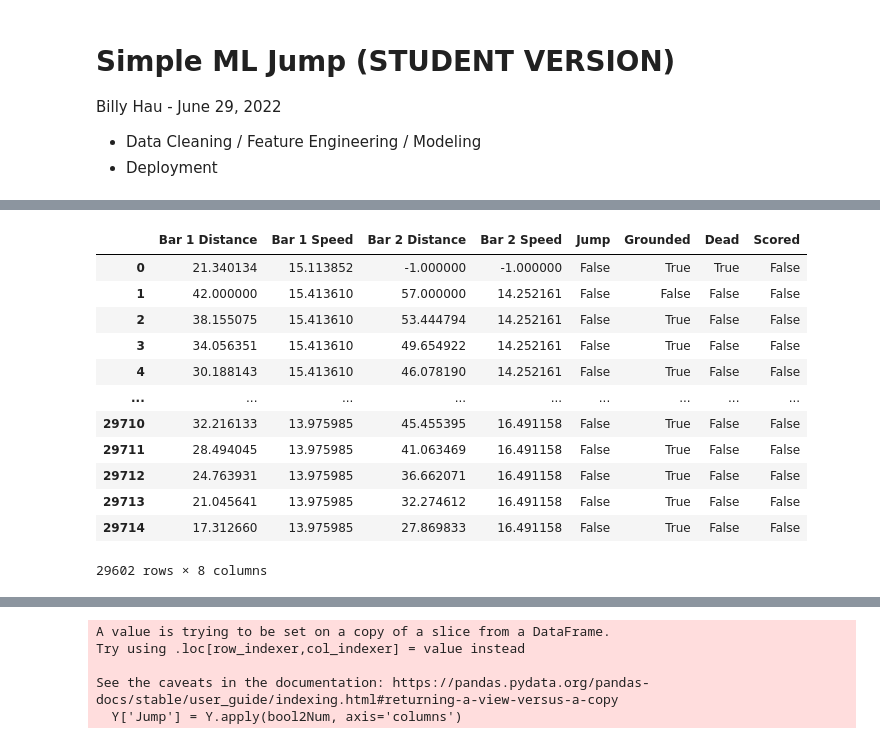
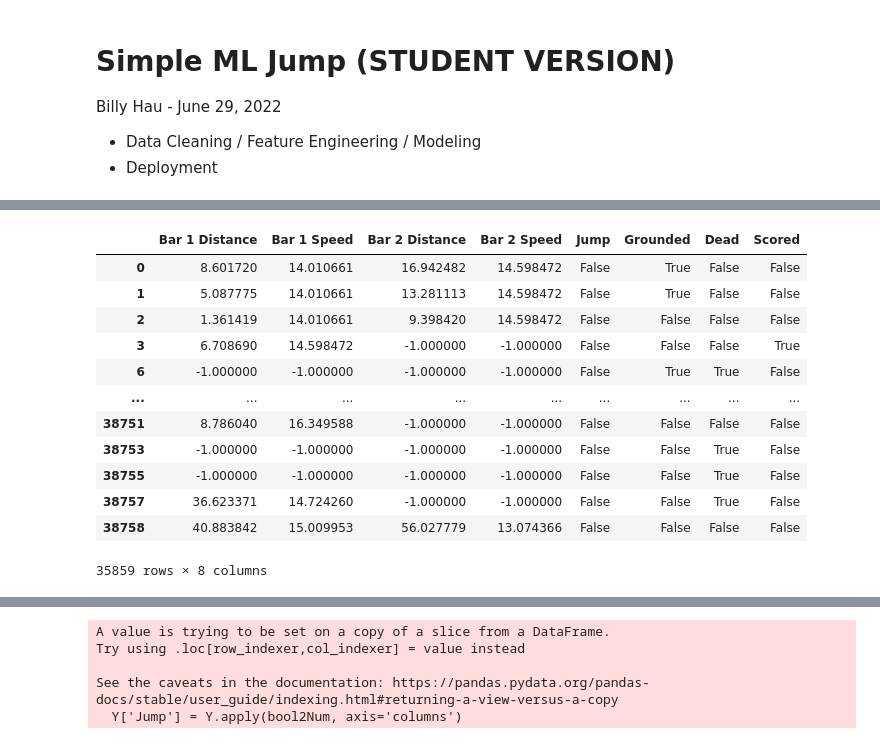
Before and after one commit to sdip15fa/kaggle, a Jupyter notebook: ml-jump/Notebook/Simple ML Jump - STUDENT STARTER SKLEARN v2.ipynb, the cells around one changed output, grey strips where cells are left out. Cells and saved outputs as stored; diff of their text form; code cells hidden in the pictures.

```diff
--- a/ml-jump/Notebook/Simple ML Jump - STUDENT STARTER SKLEARN v2.ipynb
+++ b/ml-jump/Notebook/Simple ML Jump - STUDENT STARTER SKLEARN v2.ipynb
@@ -38,2 +38,14 @@ df
 # %%
 # What do each of the columns mean?
+# %%
+jump = df[df['Jump'] == True]
+dead = jump['Dead']
+# dead.value_counts()
+for i in range(dead.shape[0]):
+    # print(jump.index[i])
+    try:
+        if any(any(df['Dead'][jump.index[i + y] + x] for x in range(0, 11)) for y in range(0, 2)) or not any(df['Scored'][jump.index[i] + x] for x in range(0, 5)):
+            df.drop(df[df.index == jump.index[i]].index, inplace=True)
+    except:
+        pass
+df
@@ -40,26 +66,24 @@ df
 # %%
-jump = df[df['Jump'] == True]
-dead = jump['Dead'].to_numpy()
 # dead.value_counts()
-for i in range(dead.shape[0]):
+for i in range(df.shape[0]):
     # print(jump.index[i])
     try:
-        if any(df['Dead'][jump.index[i] + x] for x in range(0, 11)):
-            df.drop(df[df.index == jump.index[i]].index, inplace=True)
+        if any(df['Dead'][df.index[i] + x] for x in range(0, 6)):
+            df.drop(df[df.index == df.index[i]].index, inplace=True)
     except:
         pass
 df
 # %% [output]
 |  | Bar 1 Distance | Bar 1 Speed | Bar 2 Distance | Bar 2 Speed | Jump | Grounded | Dead | Scored |
-| 0 | 21.340134 | 15.113852 | -1.000000 | -1.000000 | False | True | True | False |
-| 1 | 42.000000 | 15.413610 | 57.000000 | 14.252161 | False | False | False | False |
-| 2 | 38.155075 | 15.413610 | 53.444794 | 14.252161 | False | True | False | False |
-| 3 | 34.056351 | 15.413610 | 49.654922 | 14.252161 | False | True | False | False |
-| 4 | 30.188143 | 15.413610 | 46.078190 | 14.252161 | False | True | False | False |
+| 0 | 8.601720 | 14.010661 | 16.942482 | 14.598472 | False | True | False | False |
+| 1 | 5.087775 | 14.010661 | 13.281113 | 14.598472 | False | True | False | False |
+| 2 | 1.361419 | 14.010661 | 9.398420 | 14.598472 | False | False | False | False |
+| 3 | 6.708690 | 14.598472 | -1.000000 | -1.000000 | False | False | False | True |
+| 6 | -1.000000 | -1.000000 | -1.000000 | -1.000000 | False | True | True | False |
 | ... | ... | ... | ... | ... | ... | ... | ... | ... |
-| 29710 | 32.216133 | 13.975985 | 45.455395 | 16.491158 | False | True | False | False |
-| 29711 | 28.494045 | 13.975985 | 41.063469 | 16.491158 | False | True | False | False |
-| 29712 | 24.763931 | 13.975985 | 36.662071 | 16.491158 | False | True | False | False |
-| 29713 | 21.045641 | 13.975985 | 32.274612 | 16.491158 | False | True | False | False |
-| 29714 | 17.312660 | 13.975985 | 27.869833 | 16.491158 | False | True | False | False |
+| 38751 | 8.786040 | 16.349588 | -1.000000 | -1.000000 | False | False | False | False |
+| 38753 | -1.000000 | -1.000000 | -1.000000 | -1.000000 | False | False | True | False |
+| 38755 | -1.000000 | -1.000000 | -1.000000 | -1.000000 | False | False | True | False |
+| 38757 | 36.623371 | 14.724260 | -1.000000 | -1.000000 | False | False | True | False |
+| 38758 | 40.883842 | 15.009953 | 56.027779 | 13.074366 | False | False | False | False |
-29602 rows × 8 columns
+35859 rows × 8 columns
```
Also changed, not shown: parts of 8 cells of this notebook, 39 other files.
